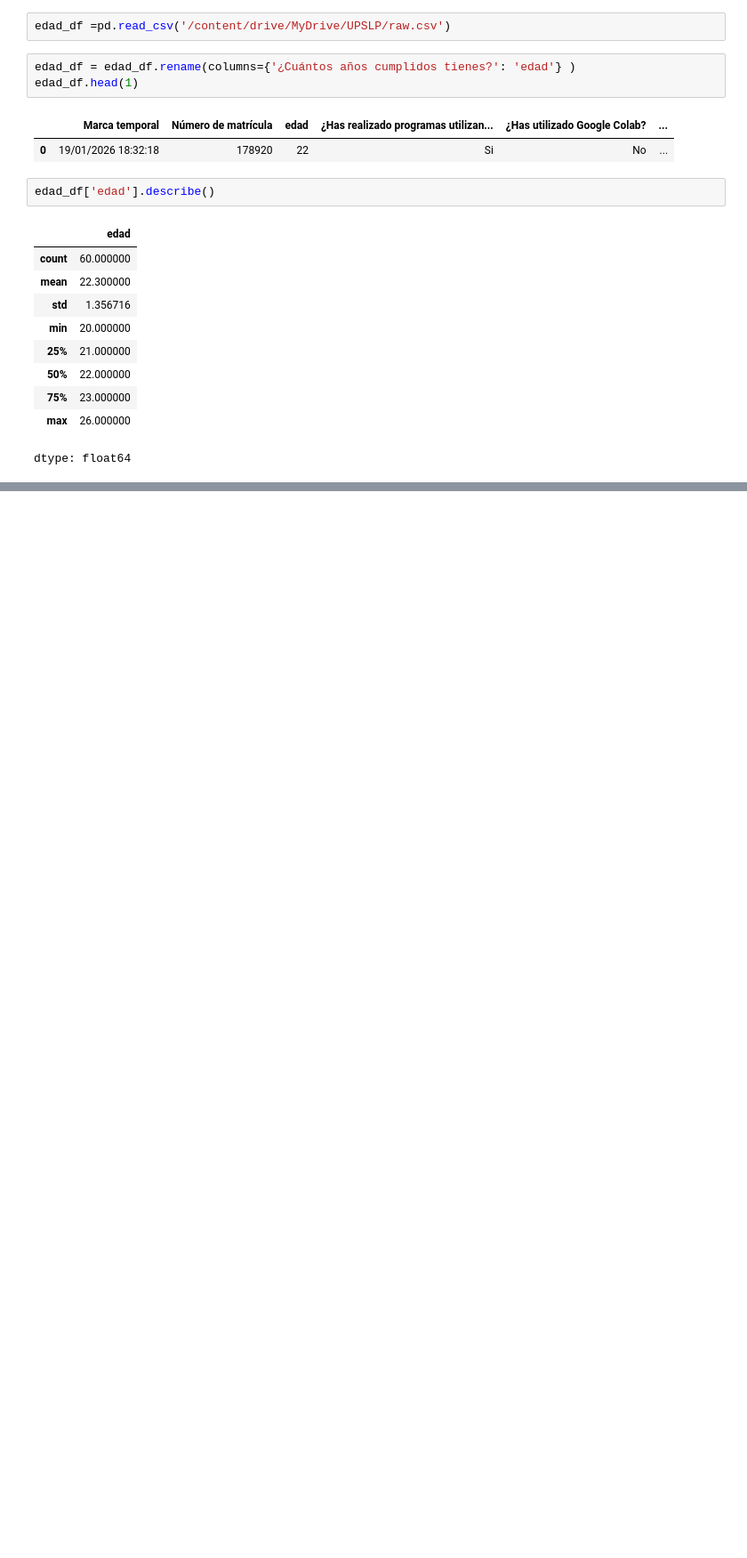
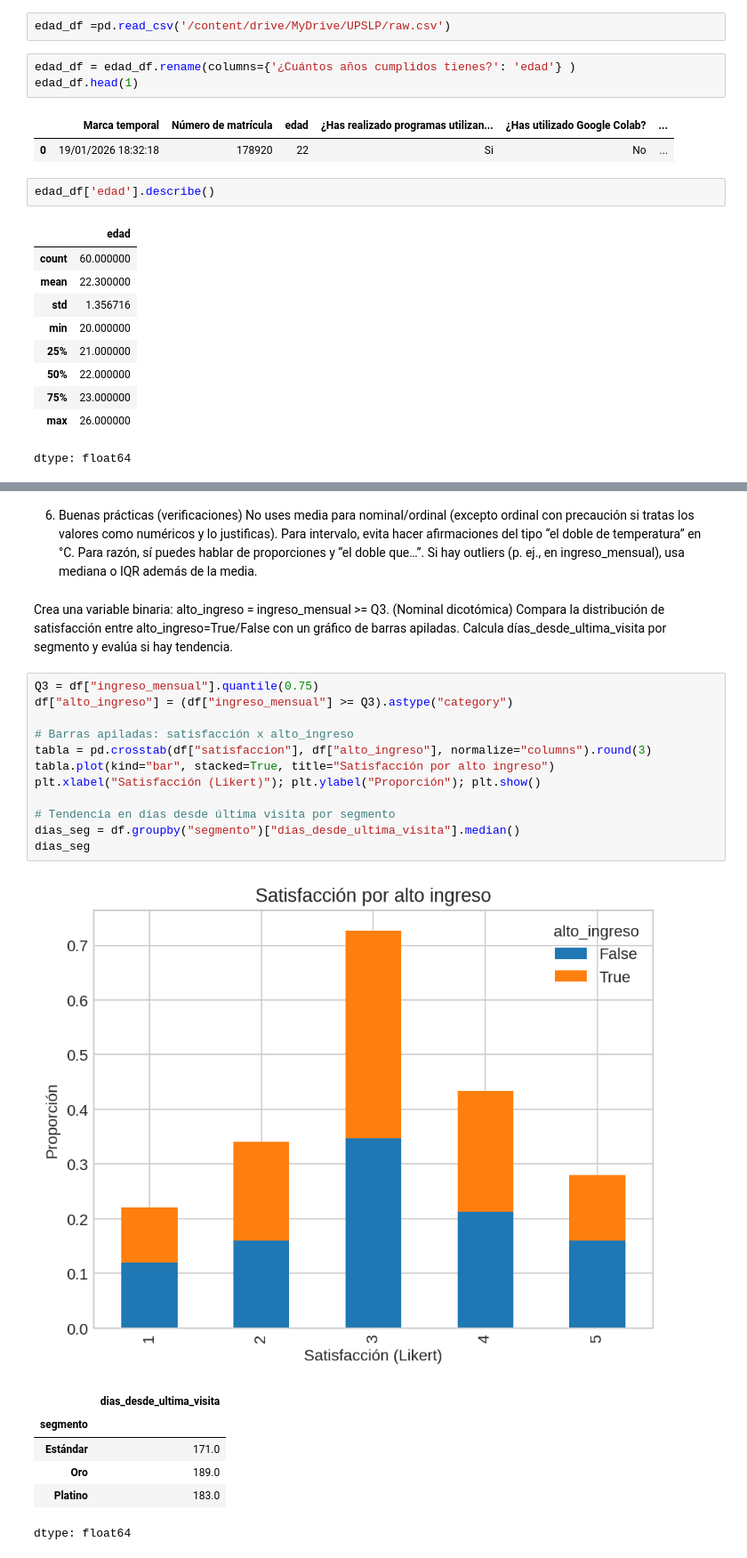
Before and after one commit to RamosTor/MineriaDeDatos, a Jupyter notebook: Conceptos.ipynb, the cells around one changed output, grey strips where cells are left out. Shown at 89% size. Drawn from its saved outputs; the diff is of its cells as text; blank space fills up the shorter version.

```diff
--- a/Conceptos.ipynb
+++ b/Conceptos.ipynb
@@ -1183,0 +1159,30 @@ dtype: float64
+# %% [markdown]
+6) Buenas prácticas (verificaciones)
+No uses media para nominal/ordinal (excepto ordinal con precaución si tratas los valores como numéricos y lo justificas).
+Para intervalo, evita hacer afirmaciones del tipo “el doble de temperatura” en °C.
+Para razón, sí puedes hablar de proporciones y “el doble que…”.
+Si hay outliers (p. ej., en ingreso_mensual), usa mediana o IQR además de la media.
+# %% [markdown]
+Crea una variable binaria: alto_ingreso = ingreso_mensual >= Q3. (Nominal dicotómica)
+Compara la distribución de satisfacción entre alto_ingreso=True/False con un gráfico de barras apiladas.
+Calcula días_desde_ultima_visita por segmento y evalúa si hay tendencia.
+# %%
+Q3 = df["ingreso_mensual"].quantile(0.75)
+df["alto_ingreso"] = (df["ingreso_mensual"] >= Q3).astype("category")
+
+# Barras apiladas: satisfacción x alto_ingreso
+tabla = pd.crosstab(df["satisfaccion"], df["alto_ingreso"], normalize="columns").round(3)
+tabla.plot(kind="bar", stacked=True, title="Satisfacción por alto ingreso")
+plt.xlabel("Satisfacción (Likert)"); plt.ylabel("Proporción"); plt.show()
+
+# Tendencia en días desde última visita por segmento
+dias_seg = df.groupby("segmento")["dias_desde_ultima_visita"].median()
+dias_seg
+# %% [output]
+[figure, added]
+|  | dias_desde_ultima_visita |
+| segmento |  |
+| Estándar | 171.0 |
+| Oro | 189.0 |
+| Platino | 183.0 |
+dtype: float64
```
Also changed, not shown: parts of 67 cells of this notebook.
